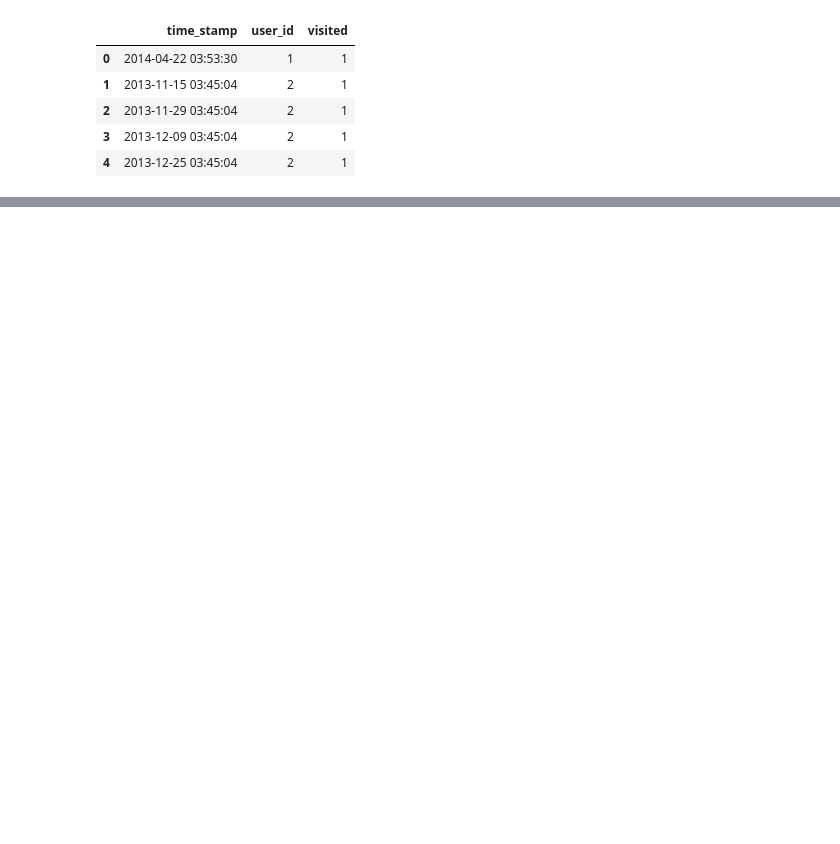
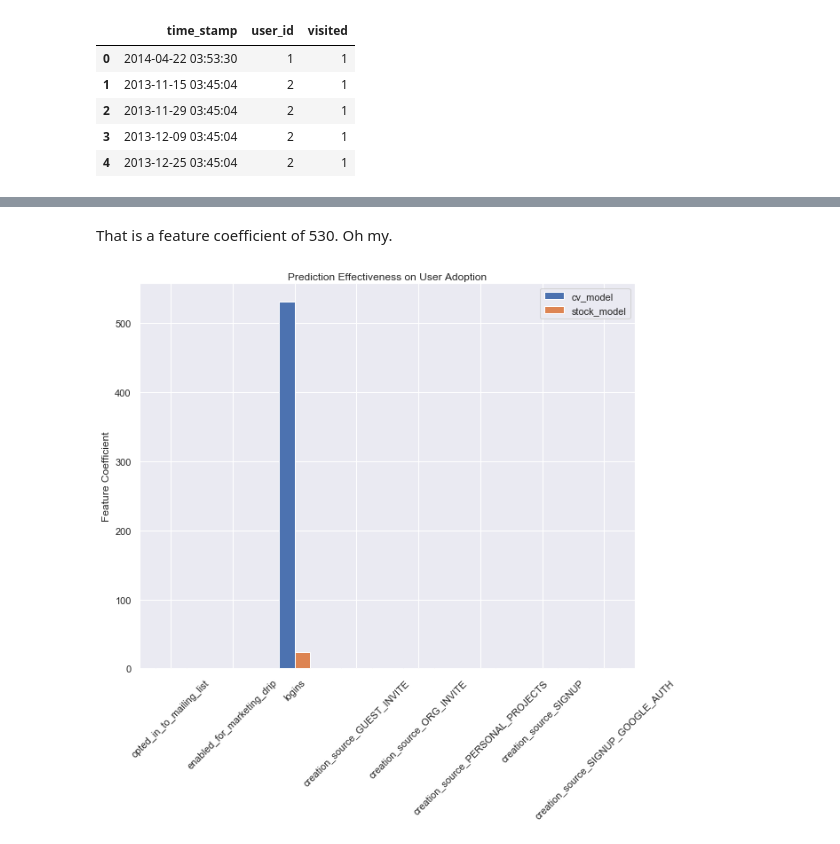
Before and after one commit to salvis2/SpringboardAlvis, a Jupyter notebook: mini_projects/take_home_challenges/relax_inc_challenge/relax_inc_challenge.ipynb, the cells around one changed output, grey strips where cells are left out. Drawn from its saved outputs; the diff is of its cells as text; code cells hidden in the pictures; blank space fills up the shorter version.

```diff
--- a/mini_projects/take_home_challenges/relax_inc_challenge/relax_inc_challenge.ipynb
+++ b/mini_projects/take_home_challenges/relax_inc_challenge/relax_inc_challenge.ipynb
@@ -346,0 +396,16 @@ Put a column for how many logins each user has
+# %%
+from sklearn.model_selection import train_test_split
+
+X_train, X_test, y_train, y_test = train_test_split(X_scaled,
+                                                    y,
+                                                    test_size=0.3,
+                                                    random_state=6,
+                                                    stratify=y)
+# %%
+from sklearn.linear_model import LogisticRegression
+from sklearn.metrics import accuracy_score
+
+lr_model = LogisticRegression()
+lr_model.fit(X_train, y_train)
+y_pred = lr_model.predict(X_test)
+print(accuracy_score(y_test, y_pred))
@@ -346,0 +418,15 @@ Put a column for how many logins each user has
+# %%
+from sklearn.model_selection import GridSearchCV
+
+params = {
+    'penalty': ['l1', 'l2'],
+    'C': [0.001, 0.01, 0.1, 1.0, 10.0],
+    'fit_intercept': [True, False]
+}
+
+lr_gridsearch = GridSearchCV(LogisticRegression(random_state=6),
+                             param_grid=params,
+                             cv=5,
+                             return_train_score=True)
+
+lr_gridsearch.fit(X_train, y_train)
@@ -346,0 +465,5 @@ Put a column for how many logins each user has
+# %%
+lr_coefs_df = pd.DataFrame({'stock_model': lr_model.coef_[0],
+                            'cv_model': lr_gridsearch.best_estimator_.coef_[0]},
+                            index=X.columns.values)
+lr_coefs_df
@@ -346,0 +480,9 @@ Put a column for how many logins each user has
+# %% [markdown]
+That is a feature coefficient of 530. Oh my.
+# %%
+plt.rcParams["figure.figsize"] = (10, 8)
+_ = lr_coefs_df.plot.bar(rot=45)
+_ = plt.ylabel('Feature Coefficient')
+_ = plt.title('Prediction Effectiveness on User Adoption')
+# %% [output]
+[figure, added]
```
Also changed, not shown: parts of 27 cells of this notebook.
